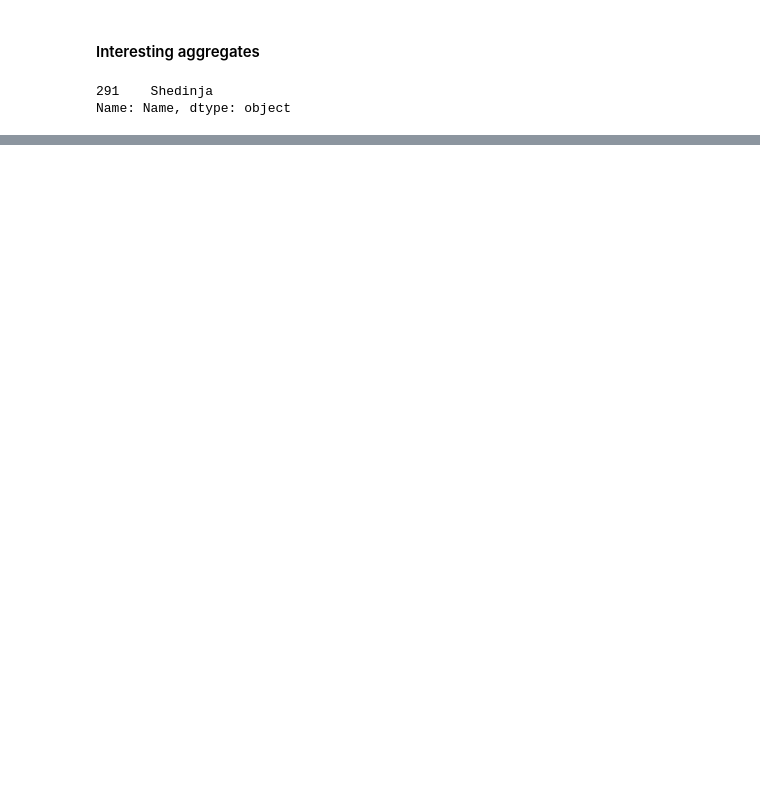
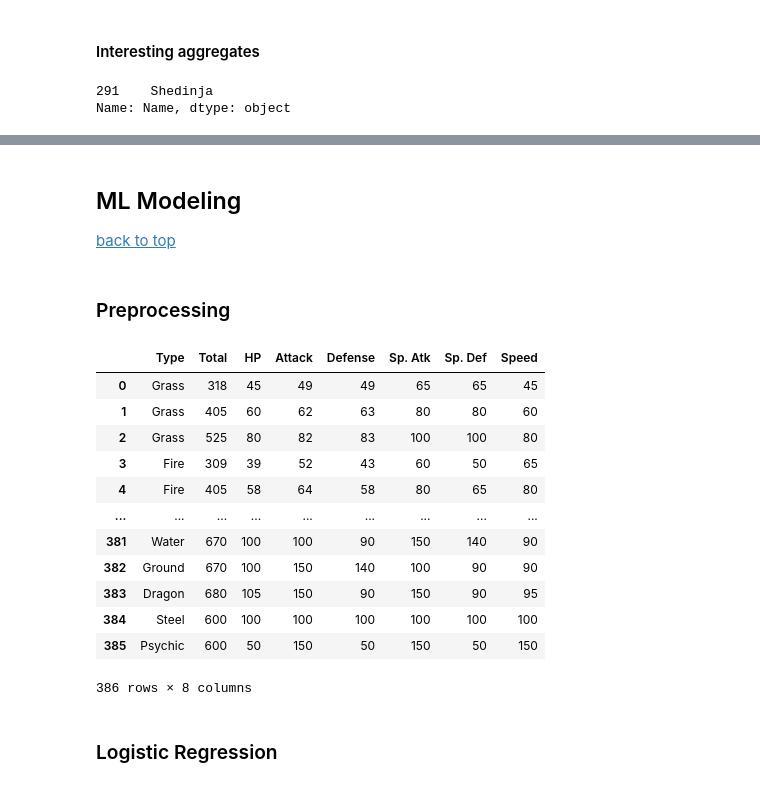
Before and after one commit to m1nce/pokemon-analysis, a Jupyter notebook: ARCHIVE/pokemon-ml.ipynb, the cells around one changed output, grey strips where cells are left out. Drawn from its saved outputs; the diff is of its cells as text; code cells hidden in the pictures; blank space fills up the shorter version.

```diff
--- a/pokemon-ml.ipynb
+++ b/ARCHIVE/pokemon-ml.ipynb
@@ -474,4 +449,0 @@ df.loc[df['Defense'] == df['Defense'].max()]
-# %%
-# We won't be needing # and Name columns in predicting Type, so remove.
-df = df.iloc[:, 1:]
-df
@@ -505,0 +477,23 @@ transformed_df = pd.DataFrame(transformed_data, columns=preproc.get_feature_name
+# %% [markdown]
+## <a id='ml'></a>ML Modeling
+[back to top](#top)
+# %% [markdown]
+### <a id='preproc'></a> Preprocessing
+# %%
+# We won't be needing # and Name columns in predicting Type, so remove.
+df = df.iloc[:, 2:]
+df
+# %% [output]
+|  | Type | Total | HP | Attack | Defense | Sp. Atk | Sp. Def | Speed |
+| 0 | Grass | 318 | 45 | 49 | 49 | 65 | 65 | 45 |
+| 1 | Grass | 405 | 60 | 62 | 63 | 80 | 80 | 60 |
+| 2 | Grass | 525 | 80 | 82 | 83 | 100 | 100 | 80 |
+| 3 | Fire | 309 | 39 | 52 | 43 | 60 | 50 | 65 |
+| 4 | Fire | 405 | 58 | 64 | 58 | 80 | 65 | 80 |
+| ... | ... | ... | ... | ... | ... | ... | ... | ... |
+| 381 | Water | 670 | 100 | 100 | 90 | 150 | 140 | 90 |
+| 382 | Ground | 670 | 100 | 150 | 140 | 100 | 90 | 90 |
+| 383 | Dragon | 680 | 105 | 150 | 90 | 150 | 90 | 95 |
+| 384 | Steel | 600 | 100 | 100 | 100 | 100 | 100 | 100 |
+| 385 | Psychic | 600 | 50 | 150 | 50 | 150 | 50 | 150 |
+386 rows × 8 columns
@@ -505,0 +520,2 @@ transformed_df = pd.DataFrame(transformed_data, columns=preproc.get_feature_name
+# %% [markdown]
+### Logistic Regression
```
Also changed, not shown: parts of 44 cells of this notebook, 3 other files.
